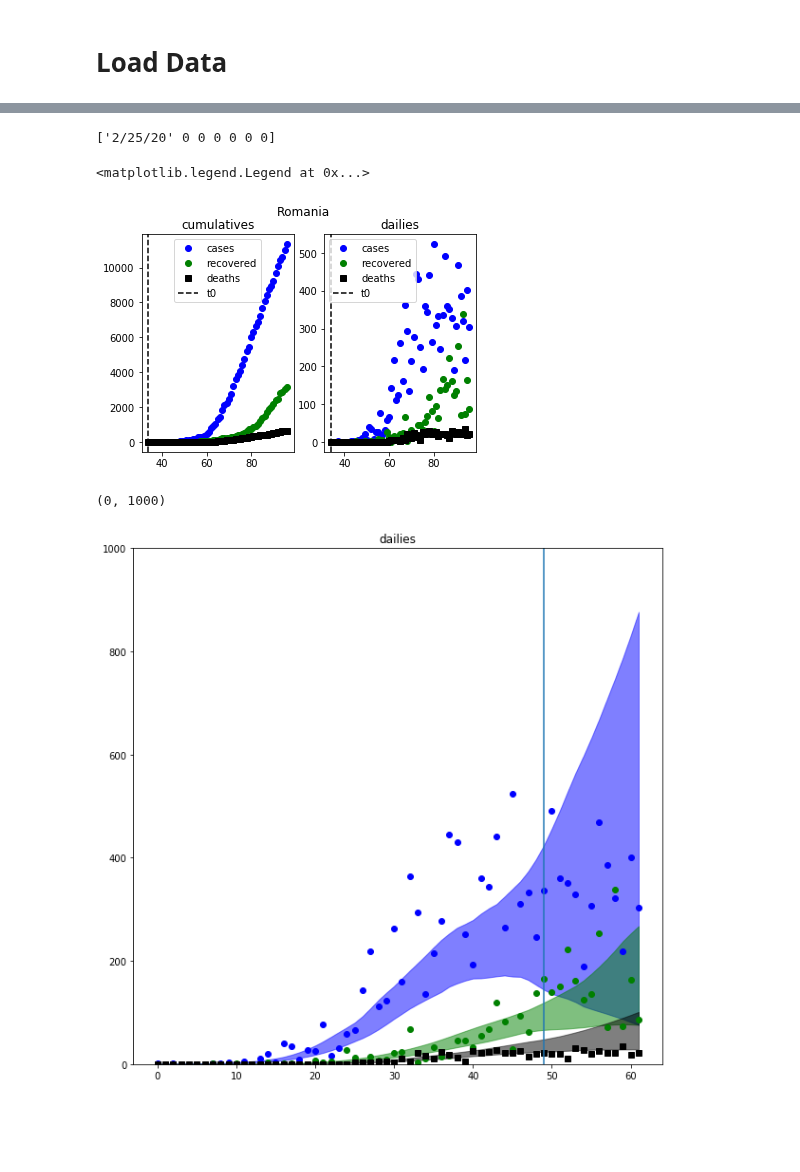
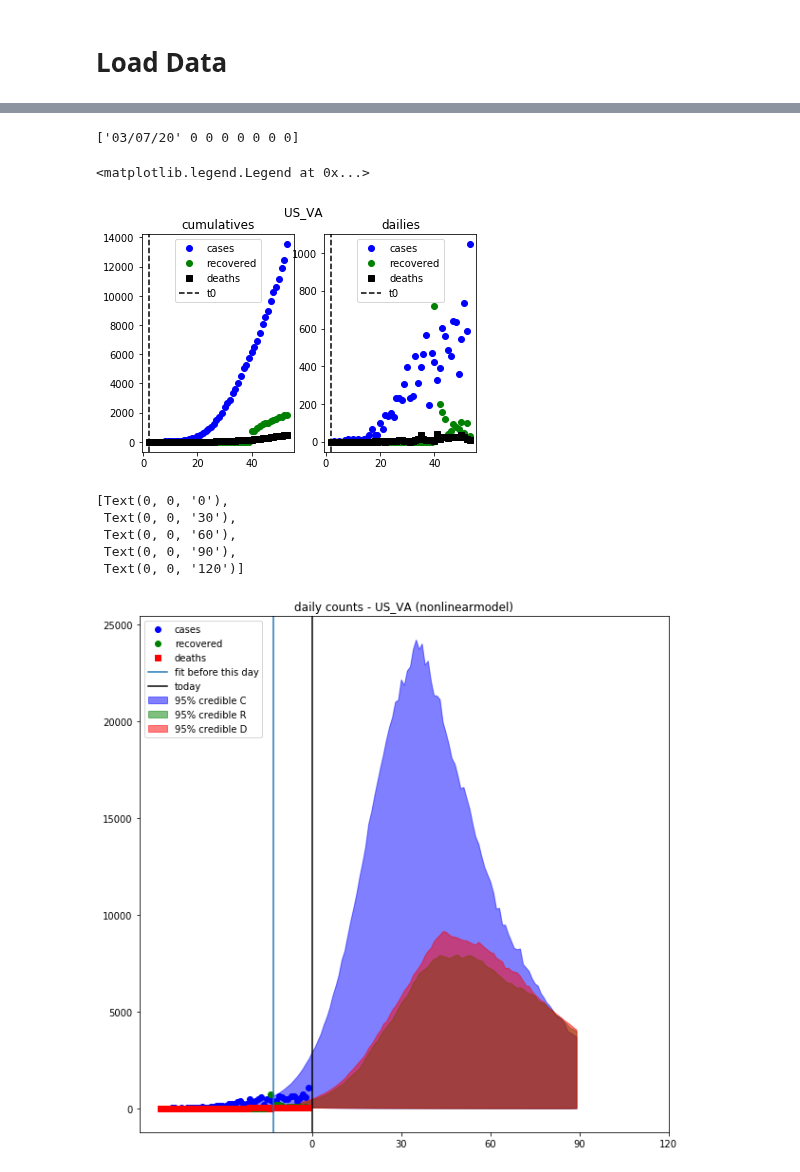
Before and after one commit to ccc1685/covid-19, a Jupyter notebook: Stan/postmodel.ipynb, the cells around one changed output, grey strips where cells are left out. Cells and saved outputs as stored; diff of their text form; code cells hidden in the pictures; blank space fills up the shorter version.

```diff
--- a/Stan/postmodel.ipynb
+++ b/Stan/postmodel.ipynb
@@ -75,5 +69,5 @@ DF[['new_cases', 'new_deaths', 'new_recover']] = \
 # %%
-# DF = pd.read_csv("../data/covidtimeseries_"+roi+".csv")
+DF = pd.read_csv("../data/updatedUS/covidtimeseries_"+roi+".csv")
 
 # pop = {}
 # pop['Italy'] = 60500000
@@ -123,9 +117,9 @@ plt.legend()
 # print("tm index assumed to be: day "+str(tm))
 # print("mitigation date: "+DF['dates2'][tm])
 # %% [output]
-['2/25/20' 0 0 0 0 0 0]
+['03/07/20' 0 0 0 0 0 0 0]
 <matplotlib.legend.Legend at 0x...>
-[figure, old version]
+[figure, new version]
 # %%
 DF = DF.fillna(0)
 
@@ -142,33 +136,34 @@ stan_data['n_difeq'] = 5
 stan_data['n_ostates'] = 3
 stan_data['t0'] = t0-1 #to for ODE is day one, index before start of series
 stan_data['tm'] = t0 + 10
-stan_data['ts'] = np.arange(t0,len(DF['date']))
-stan_data['y'] = (DF[['new_cases','new_recover','new_deaths']].to_numpy()).astype(int)[t0:,:]
-stan_data['n_obs'] = len(DF['date']) - t0
+stan_data['ts'] = np.arange(t0,90+len(DF['dates2']))
+# stan_data['y'] = (DF[['new_cases','new_recover','new_deaths']].to_numpy()).astype(int)[t0:,:]
+stan_data['n_obs'] = 90+len(DF['dates2']) - t0
 # %%
 from __init__ import extract_samples, make_histograms, make_lineplots, get_timing, plot_data_and_fits
 
-modelname = 'fulllinearmodel'
+modelname = 'nonlinearmodel'# 'fulllinearmodel'
 modelpath = '.'
 fitpath = '/Users/aavattikutis/Documents/epidemicmodel/cccruns/fits/fit3/'
 samples = extract_samples(fitpath, modelpath, modelname, roi, 1)
+# [print(i) for i in samples.keys()]
 # %%
 # [print(i) for i in samples.keys()]
 # %%
-#compile model
-# stanproj = pystan.StanModel(file="fulllinearmodel_predict.stan")#, verbose=True)
+# # compile model
+# stanproj = pystan.StanModel(file="nonlinearmodel_predict.stan")#, verbose=True)
 # import pickle
-# with open("stanproj.pkl", "wb") as f:
+# with open("nlproj.pkl", "wb") as f:
 #     pickle.dump(stanproj, f, protocol=-1)
 
-stanproj = pickle.load(open('stanproj.pkl', 'rb'))
+stanproj = pickle.load(open('nlproj.pkl', 'rb'))
 # %%
 #setup resampler
-theta_ = ['f1','f2','sigmar','sigmad','sigmau','q','mbase','mlocation','extra_std','cbase','clocation']
+theta_ = ['f1','f2','sigmar','sigmad','sigmau','q','mbase','mlocation','extra_std','cbase','clocation','n_pop']
 
 
 nobs = stan_data['n_obs']
-n = 100
+n = 5000
 c = np.zeros((n,nobs))
 r = np.zeros((n,nobs))
 d = np.zeros((n,nobs))
@@ -180,7 +175,10 @@ for i in ind_[:n]:
     k += 1
     init_ = {}
     for theta in theta_:
-        init_[theta] = samples[theta][i]
+        try:
+            init_[theta] = samples[theta][i]
+        except:
+            pass
 
     predict = stanproj.sampling(data=stan_data,iter=1,init=[init_], chains=1, algorithm = "Fixed_param")
 
@@ -207,19 +205,30 @@ for i in range(nobs):
 # print(predict)
 # %%
 f,ax = plt.subplots(1,1,figsize=(10,10))
-plt.title('dailies')
+plt.title('daily counts - ' +roi+' ('+modelname+')')
 plt.plot(DF["new_cases"].values[t0:],'bo', label="cases")
 plt.plot(DF["new_recover"].values[t0:],'go',label="recovered")
-plt.plot(DF["new_deaths"].values[t0:],'ks',label="deaths")
+plt.plot(DF["new_deaths"].values[t0:],'rs',label="deaths")
 
 plt.fill_between(range(nobs), clb, cub,color='b',label='95% credible C',alpha=a)
 plt.fill_between(range(nobs), rlb, rub,color='g',label='95% credible R',alpha=a)
-plt.fill_between(range(nobs), dlb, dub,color='k',label='95% credible D',alpha=a)
+plt.fill_between(range(nobs), dlb, dub,color='r',label='95% credible D',alpha=a)
 
-indtfit = np.where(DF['date']=='4/15/20') - t0
-plt.axvline(indtfit)
+indtfit = np.where(DF['dates2']=='04/15/20')[0] - t0
+# print(indtfit)
+plt.axvline(indtfit,label='fit before this day')
+plt.axvline(nobs-90,color='k', label='today')
+plt.legend(loc=2)
 
-plt.ylim((0,1000))
+x = np.arange(0,nobs,30)+(nobs-90)
+plt.xticks(x)
+plt.gca().set_xticklabels(x-(nobs-90))
+
+# plt.ylim((0,1000))
 # %% [output]
-(0, 1000)
+[Text(0, 0, '0'),
+ Text(0, 0, '30'),
+ Text(0, 0, '60'),
+ Text(0, 0, '90'),
+ Text(0, 0, '120')]
-[figure, old version]
+[figure, new version]
```
Also changed, not shown: parts of 4 cells of this notebook, 38 other files.
